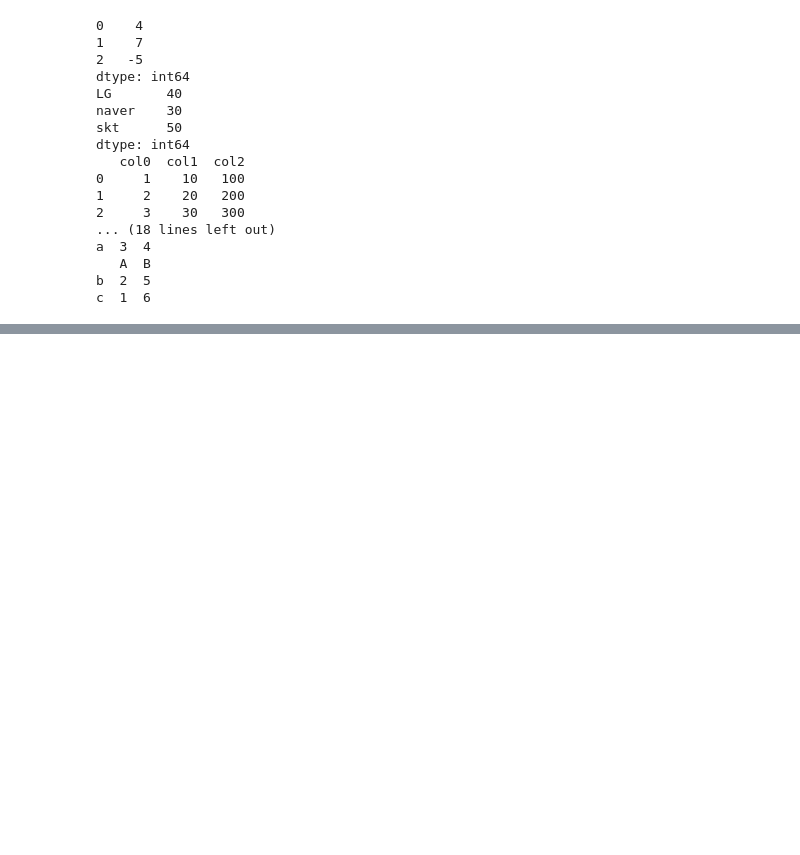
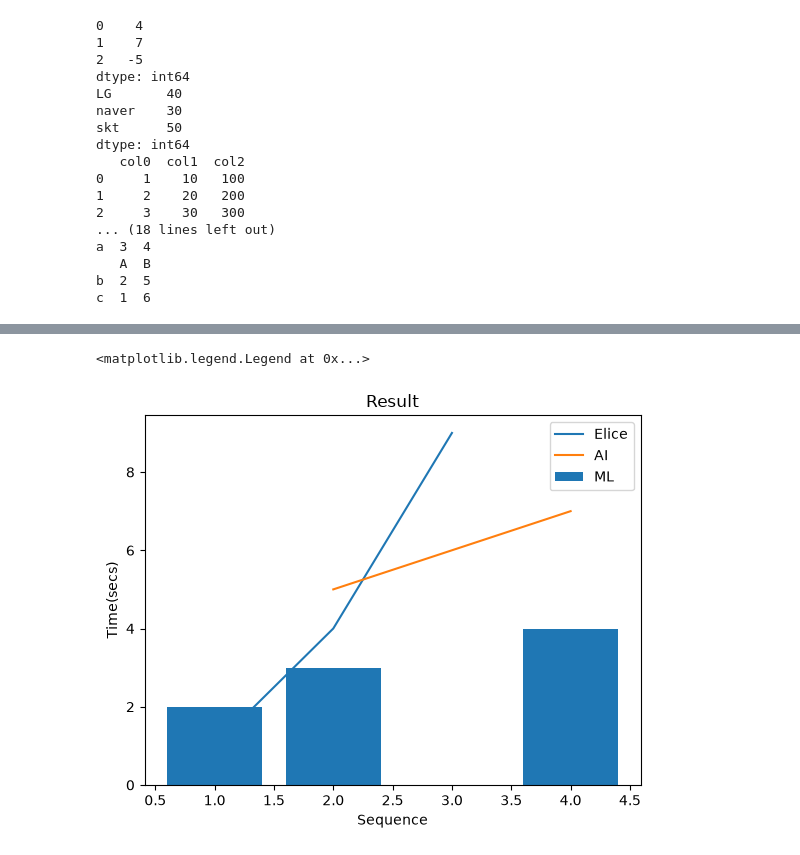
Before and after one commit to rush020114/workspace, a Jupyter notebook: next_ai/chapter05/data_preprocessing.ipynb, the cells around one changed output, grey strips where cells are left out. Saved outputs shown, nothing was run; the diff lists cells and outputs as text; code cells hidden in the pictures; blank space fills up the shorter version.

```diff
--- a/next_ai/chapter05/data_preprocessing.ipynb
+++ b/next_ai/chapter05/data_preprocessing.ipynb
@@ -275,0 +303,13 @@ c  1  6
+# %%
+# 여러 개 그래프 동시에 출력
+plt.plot([1, 2, 3], [1, 4, 9])
+plt.plot([2, 3, 4], [5, 6, 7])
+plt.bar([1, 2, 4], [2, 3, 4])
+plt.xlabel('Sequence')
+plt.ylabel('Time(secs)')
+plt.title('Result')
+plt.legend(['Elice', 'AI', 'ML'])
+plt.show()
+# %% [output]
+<matplotlib.legend.Legend at 0x...>
+[figure, added]
```
Also changed, not shown: parts of 7 cells of this notebook.
